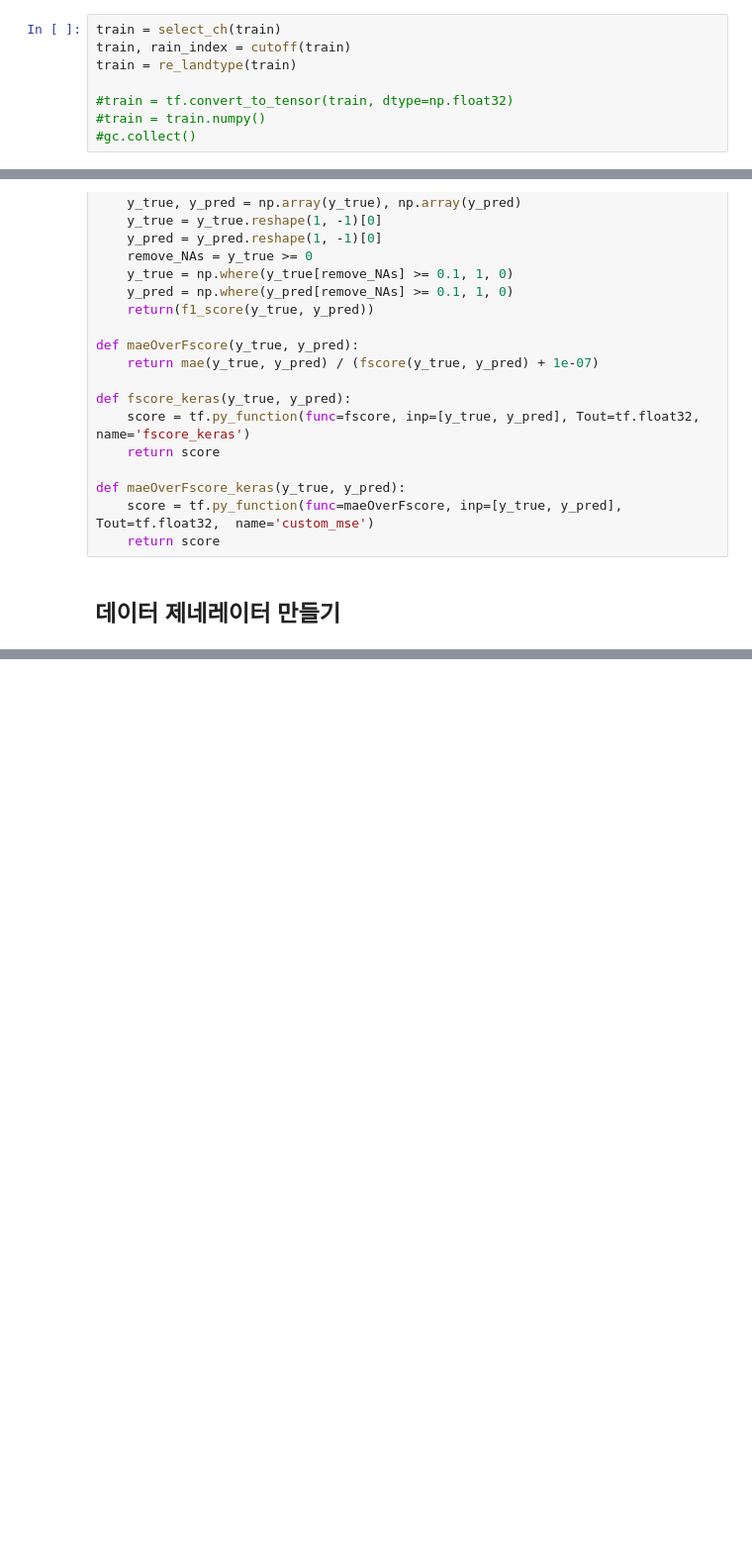
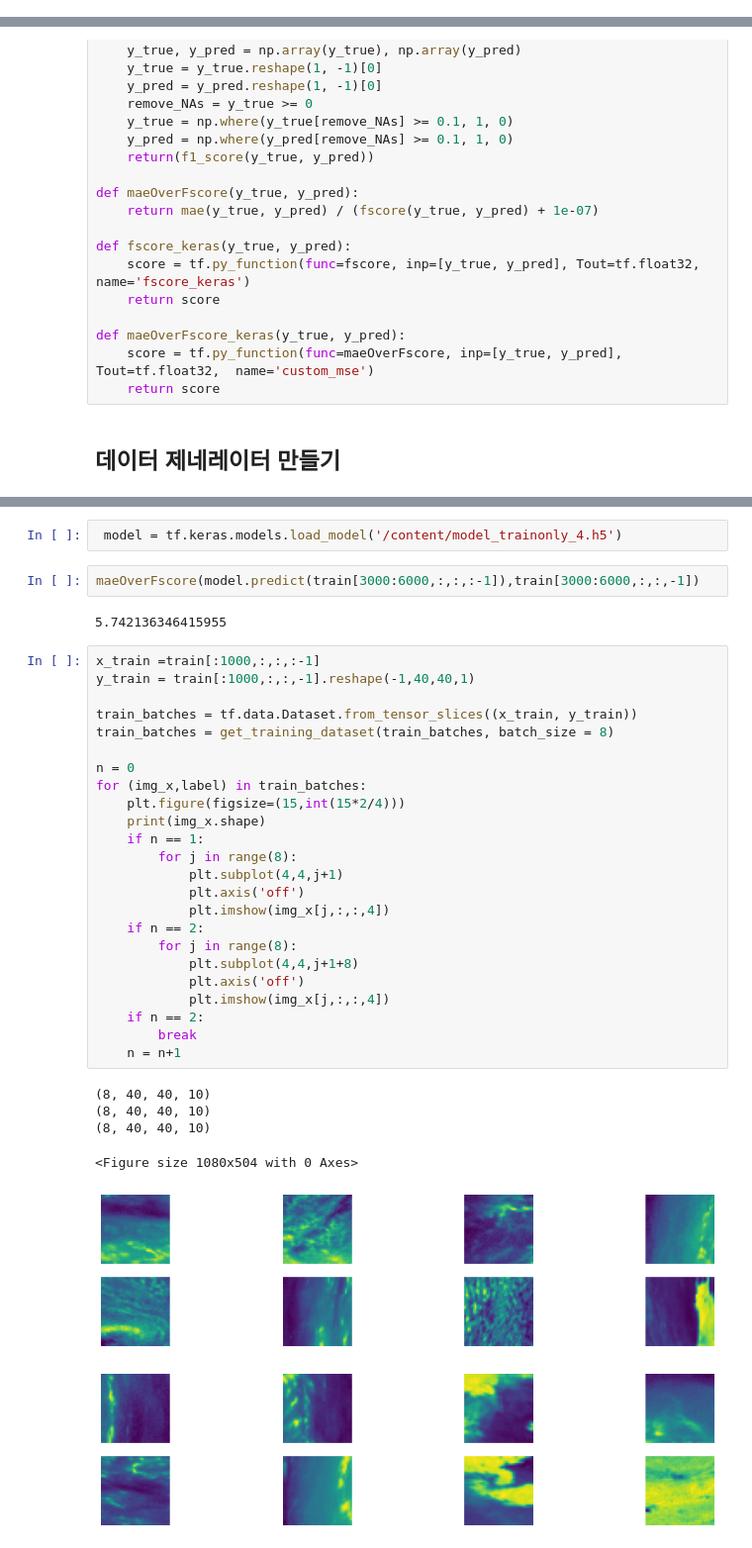
Before and after one commit to deagwon97/dacon-satellite-precipitation, a Jupyter notebook: ResNet_base_model_TPU.ipynb, the cells around one changed output, grey strips where cells are left out. Shown at 99% size. Drawn from its saved outputs; the diff is of its cells as text; blank space fills up the shorter version.

Commit message:
gold bar 코드 구현 , by tensorflow, 스케일링 있음

```diff
--- a/ResNet_base_model_TPU.ipynb
+++ b/ResNet_base_model_TPU.ipynb
@@ -78,11 +50,3 @@ def select_ch(data,ch_list = [0,1,2,3,4,5,6,7,8,9,14]):#9: land_type, 14: precip
-# %%
-train = select_ch(train)
-train, rain_index = cutoff(train)
-train = re_landtype(train)
-
-#train = tf.convert_to_tensor(train, dtype=np.float32)
-#train = train.numpy()
-#gc.collect()
 # %% [markdown]
 #모델 만들기
 # %%
@@ -238,0 +202,37 @@ if error:
+# %%
+ model = tf.keras.models.load_model('/content/model_trainonly_4.h5')
+# %%
+maeOverFscore(model.predict(train[3000:6000,:,:,:-1]),train[3000:6000,:,:,-1])
+# %% [output]
+5.742136346415955
+# %%
+x_train =train[:1000,:,:,:-1]
+y_train = train[:1000,:,:,-1].reshape(-1,40,40,1)
+
+train_batches = tf.data.Dataset.from_tensor_slices((x_train, y_train))
+train_batches = get_training_dataset(train_batches, batch_size = 8)
+
+n = 0
+for (img_x,label) in train_batches:
+    plt.figure(figsize=(15,int(15*2/4)))
+    print(img_x.shape)
+    if n == 1:
+        for j in range(8):
+            plt.subplot(4,4,j+1)
+            plt.axis('off')
+            plt.imshow(img_x[j,:,:,4])
+    if n == 2:
+        for j in range(8):
+            plt.subplot(4,4,j+1+8)
+            plt.axis('off')
+            plt.imshow(img_x[j,:,:,4])
+    if n == 2:
+        break
+    n = n+1
+# %% [output]
+(8, 40, 40, 10)
+(8, 40, 40, 10)
+(8, 40, 40, 10)
+<Figure size 1080x504 with 0 Axes>
+[figure, added]
+[figure, added]
```
Also changed, not shown: parts of 27 cells of this notebook.
